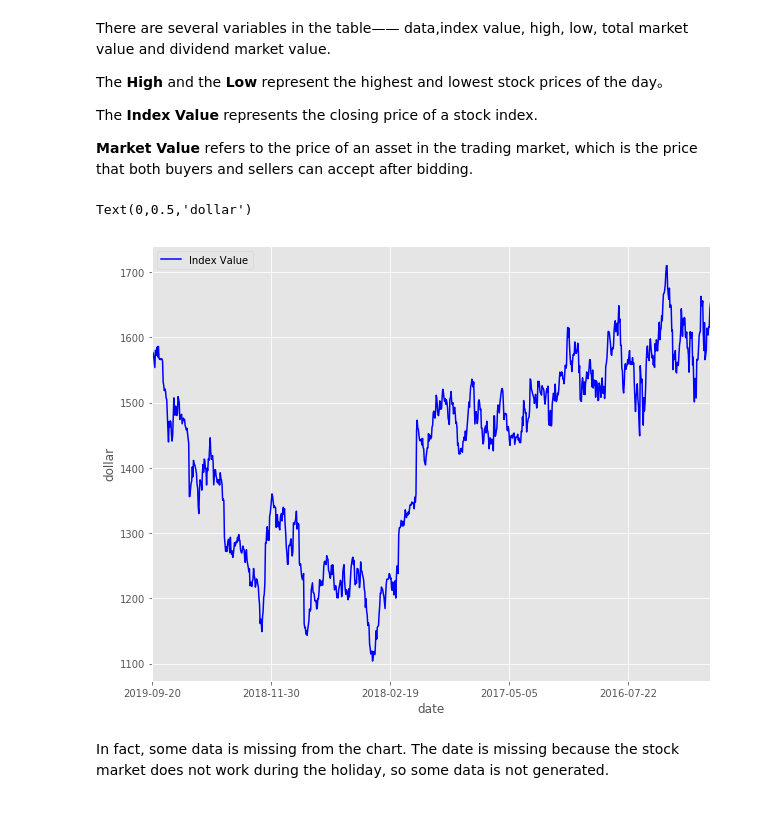
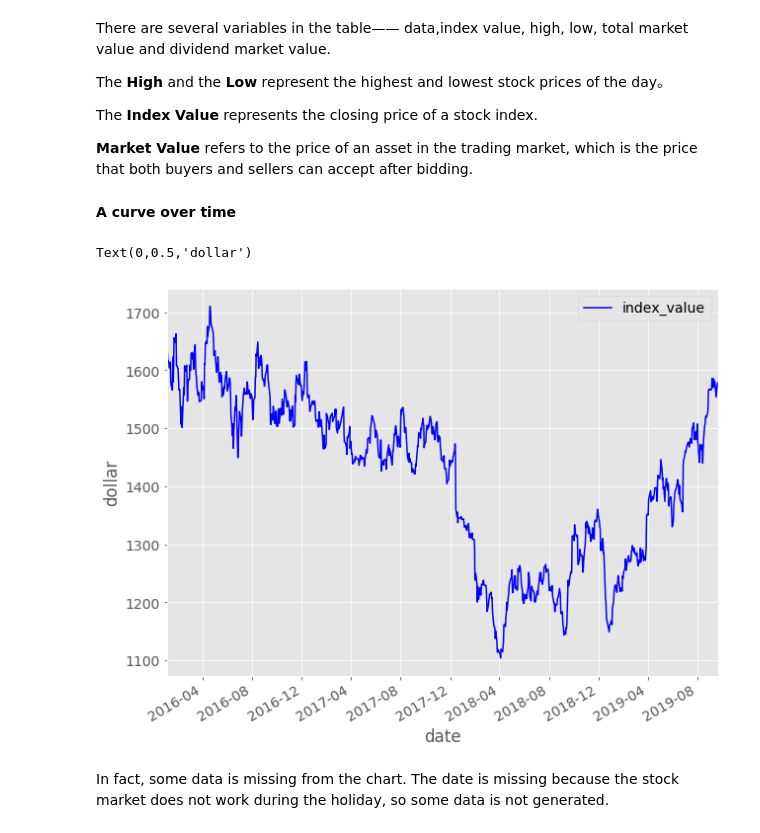
Before and after one commit to aharriechen/hello-world, a Jupyter notebook: ass2.ipynb, the cells around one changed output. Cells and saved outputs as stored; diff of their text form; code cells hidden in the pictures.

```diff
--- a/ass2.ipynb
+++ b/ass2.ipynb
@@ -105,0 +131,20 @@ df.head()
+# %%
+stk_path = "train.csv"
+test_size = 0.2
+cv_size = 0.2
+
+N = 9
+
+lstm_units = 50
+dropout_prob = 1
+optimizer = 'adam'
+epochs = 1
+batch_size = 1
+
+model_seed = 100
+
+fontsize = 14
+ticklabelsize = 14
+
+seed(101)
+set_random_seed(model_seed)
@@ -105,0 +220,15 @@ df.head()
+# %%
+df = pd.read_csv(stk_path, sep = ",")
+#print(df)
+
+df['Trade Date'] = pd.to_datetime(df['Trade Date'],format='%Y-%m-%d')
+
+#df['date'] = pd.to_datetime(df["date"].dt.strftime('%Y-%m'))
+
+
+df.columns = [str(x).lower().replace(' ', '_') for x in df.columns]
+
+
+df.sort_values(by='trade_date', inplace=True, ascending=True)
+
+df.head()
@@ -113,15 +249,17 @@ The **Index Value** represents the closing price of a stock index.
 **Market Value** refers to the price of an asset in the trading market, which is the price that both buyers and sellers can accept after bidding.
 # %%
 style.use('ggplot')
+# %% [markdown]
+**A curve over time**
 # %%
 rcParams['figure.figsize'] = 10, 8
 
-ax = df.plot(x='Trade Date', y='Index Value', style='b-', grid=True)
+ax = df.plot(x='trade_date', y='index_value', style='b-', grid=True)
 ax.set_xlabel("date")
 ax.set_ylabel("dollar")
 # %% [output]
 Text(0,0.5,'dollar')
-[figure, old version]
+[figure, new version]
 # %% [markdown]
 In fact, some data is missing from the chart. The date is missing because the stock market does not work during the holiday, so some data is  not generated.
 # %% [markdown]
```
Also changed, not shown: parts of 66 cells of this notebook.
